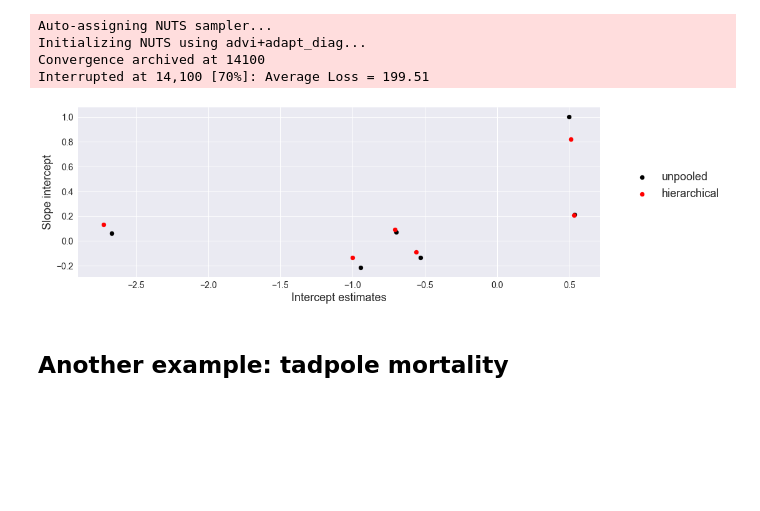
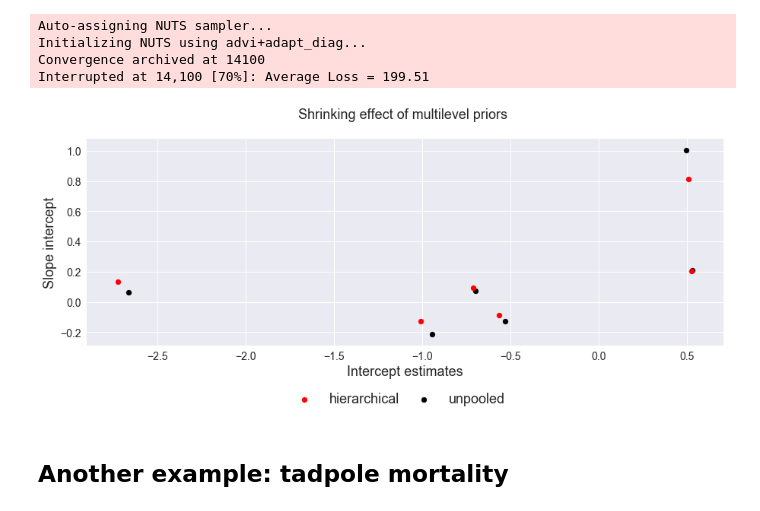
Before and after one commit to agarbuno/bayesreg, a Jupyter notebook: tutorial-p2.ipynb, the cells around one changed output. Drawn from its saved outputs; the diff is of its cells as text; code cells hidden in the pictures; blank space fills up the shorter version.

```diff
--- a/tutorial-p2.ipynb
+++ b/tutorial-p2.ipynb
@@ -446,14 +423,16 @@ Convergence archived at 14100
 Interrupted at 14,100 [70%]: Average Loss = 199.51
 # %%
 plt.figure(figsize=(15, 5));
+plt.title('Shrinking effect of multilevel priors \n' , fontsize = 18)
 plt.scatter(unpooled_trace[n_warm:]['alpha'].mean(axis=0),
             unpooled_trace[n_warm:]['beta'].mean(axis=0), c ='k', label = 'unpooled');
 plt.scatter(full_hierarchical_trace[n_warm:]['alpha'].mean(axis=0),
             full_hierarchical_trace[n_warm:]['beta'].mean(axis=0), c ='r', label = 'hierarchical');
-plt.legend(fontsize = 18, bbox_to_anchor=(1.05, 0.65), loc=2, borderaxespad=0.);
+plt.legend(bbox_to_anchor=(0.5, -0.2), loc=9,
+               ncol=2, mode="expand", borderaxespad=0., fontsize = 18)
 plt.xlabel('Intercept estimates'); plt.ylabel('Slope intercept');
 # %% [output]
-[figure, old version]
+[figure, new version]
 # %% [markdown]
 ## Another example: tadpole mortality
 # %%
```
Also changed, not shown: parts of 47 cells of this notebook, 3 other files.
